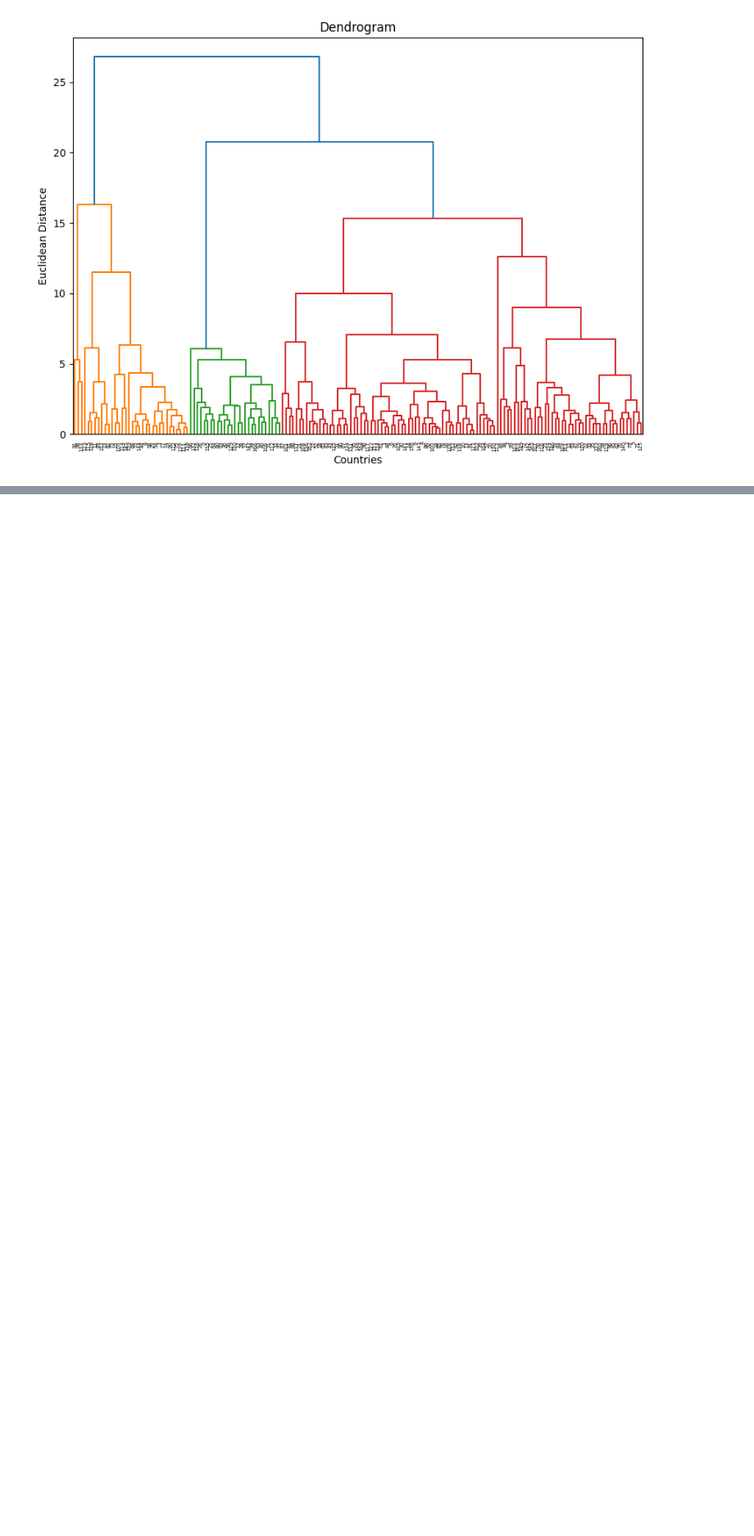
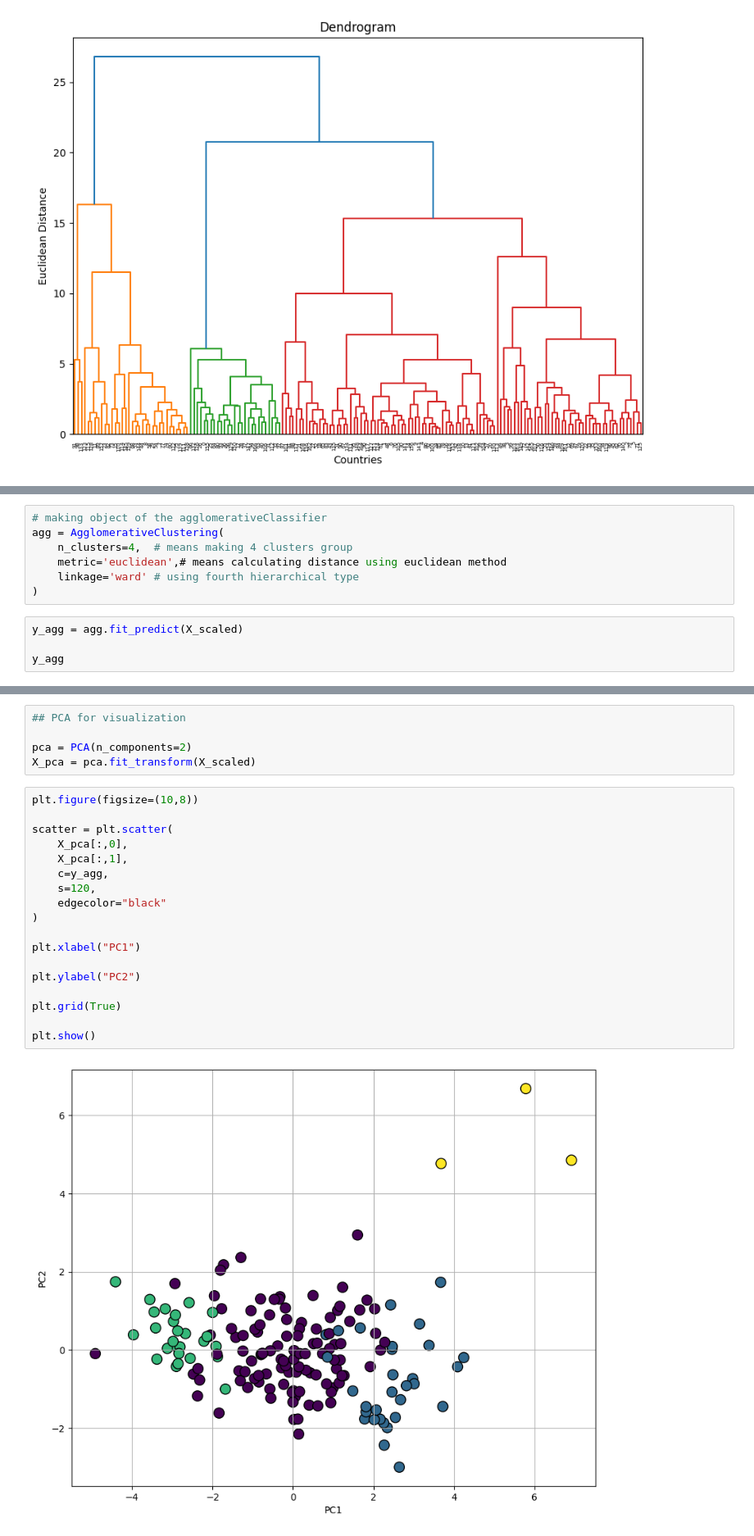
Before and after one commit to Ishwar-gupta/Feature_Engineering, a Jupyter notebook: Unsupervised_Hierarchical_clustering/country_data.ipynb, the cells around one changed output, grey strips where cells are left out. Shown at 82% size. Cells and saved outputs as stored; diff of their text form; blank space fills up the shorter version.

Commit message:
Final commit of country_data using agglomerative clustering

```diff
--- a/Unsupervised_Hierarchical_clustering/country_data.ipynb
+++ b/Unsupervised_Hierarchical_clustering/country_data.ipynb
@@ -323,0 +326,11 @@ plt.show()
+# %%
+# making object of the agglomerativeClassifier
+agg = AgglomerativeClustering(
+    n_clusters=4,  # means making 4 clusters group
+    metric='euclidean',# means calculating distance using euclidean method
+    linkage='ward' # using fourth hierarchical type
+)
+# %%
+y_agg = agg.fit_predict(X_scaled)
+
+y_agg
@@ -323,0 +367,25 @@ plt.show()
+# %%
+## PCA for visualization
+
+pca = PCA(n_components=2)
+X_pca = pca.fit_transform(X_scaled)
+# %%
+plt.figure(figsize=(10,8))
+
+scatter = plt.scatter(
+    X_pca[:,0],
+    X_pca[:,1],
+    c=y_agg,
+    s=120,
+    edgecolor="black"
+)
+
+plt.xlabel("PC1")
+
+plt.ylabel("PC2")
+
+plt.grid(True)
+
+plt.show()
+# %% [output]
+[figure, added]
```
Also changed, not shown: parts of 13 cells of this notebook.
